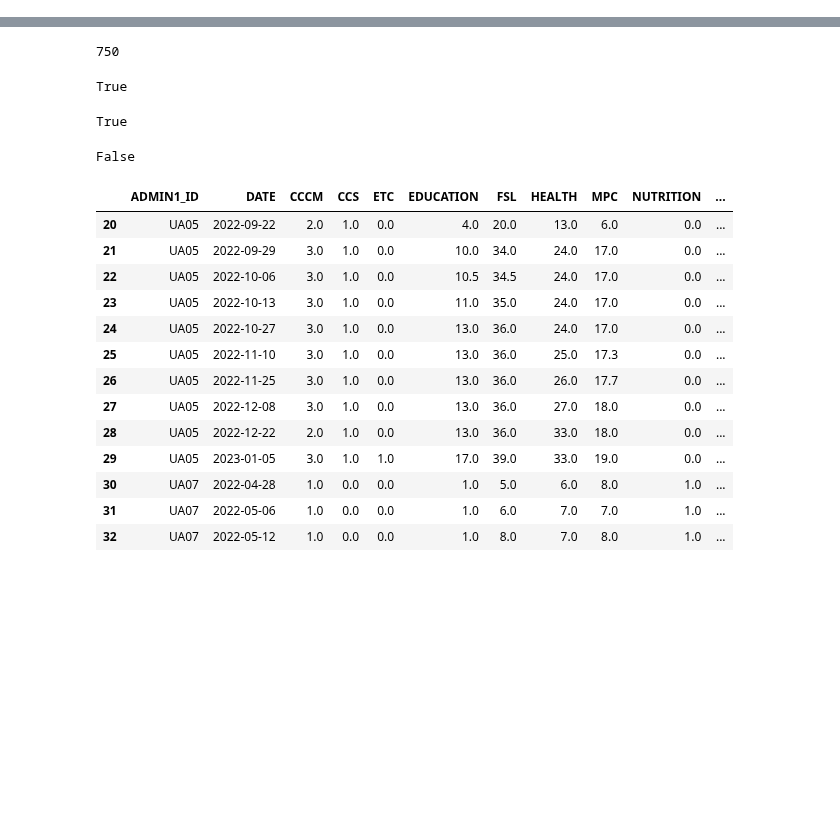
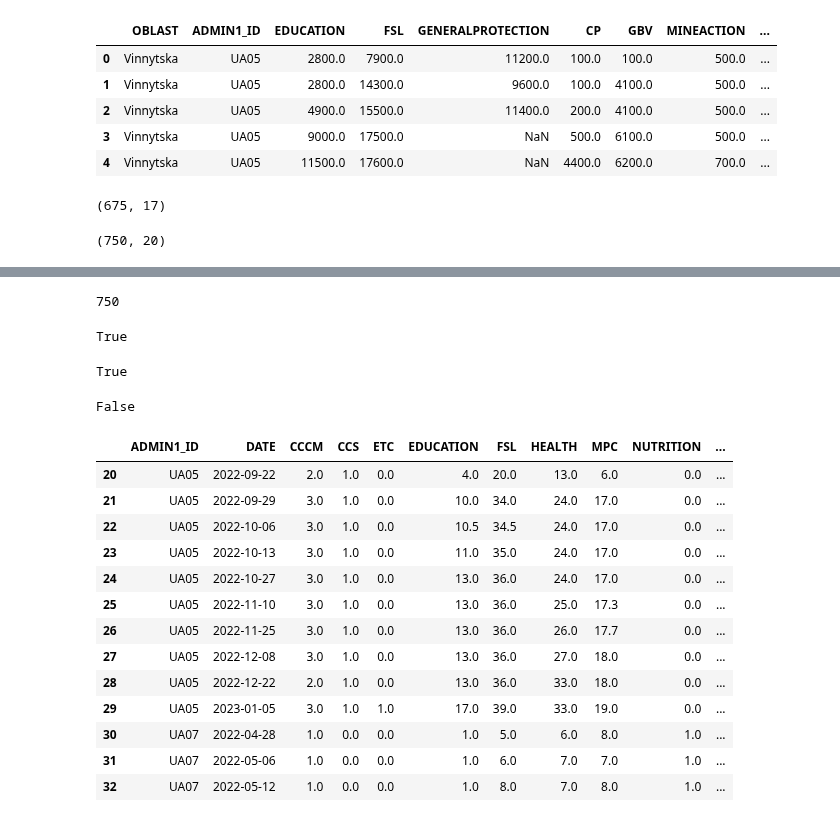
Before and after one commit to reo113/GuideHouse_Project, a Jupyter notebook: guidehouse.ipynb, the cells around one changed output, grey strips where cells are left out. Saved outputs shown, nothing was run; the diff lists cells and outputs as text; code cells hidden in the pictures; blank space fills up the shorter version.

```diff
--- a/guidehouse.ipynb
+++ b/guidehouse.ipynb
@@ -70,0 +73,13 @@ merged_sheet2 = pd.merge(res_sheet2, combined_sheet2[['ADMIN1_ID', 'DATE', 'OBLA
+# %%
+merged_sheet2.head()
+# %% [output]
+|  | OBLAST | ADMIN1_ID | EDUCATION | FSL | GENERALPROTECTION | CP | GBV | MINEACTION | ... |
+| 0 | Vinnytska | UA05 | 2800.0 | 7900.0 | 11200.0 | 100.0 | 100.0 | 500.0 | ... |
+| 1 | Vinnytska | UA05 | 2800.0 | 14300.0 | 9600.0 | 100.0 | 4100.0 | 500.0 | ... |
+| 2 | Vinnytska | UA05 | 4900.0 | 15500.0 | 11400.0 | 200.0 | 4100.0 | 500.0 | ... |
+| 3 | Vinnytska | UA05 | 9000.0 | 17500.0 | NaN | 500.0 | 6100.0 | 500.0 | ... |
+| 4 | Vinnytska | UA05 | 11500.0 | 17600.0 | NaN | 4400.0 | 6200.0 | 700.0 | ... |
+# %%
+merged_sheet2.shape
+# %% [output]
+(675, 17)
@@ -71,3 +89,7 @@ merged_sheet2 = pd.merge(res_sheet2, combined_sheet2[['ADMIN1_ID', 'DATE', 'OBLA
+# %%
+merged_sheet1.shape
+# %% [output]
+(750, 20)
 # %%
 combined_sheet3 = pd.concat(sheet3_df, keys=[str(df['DATE'].iloc[0]) for df in sheet3_df])
 res_sheet3 = combined_sheet3.groupby(['ADMIN1_ID', 'DATE']).sum().reset_index()
```
Also changed, not shown: parts of 13 cells of this notebook.
